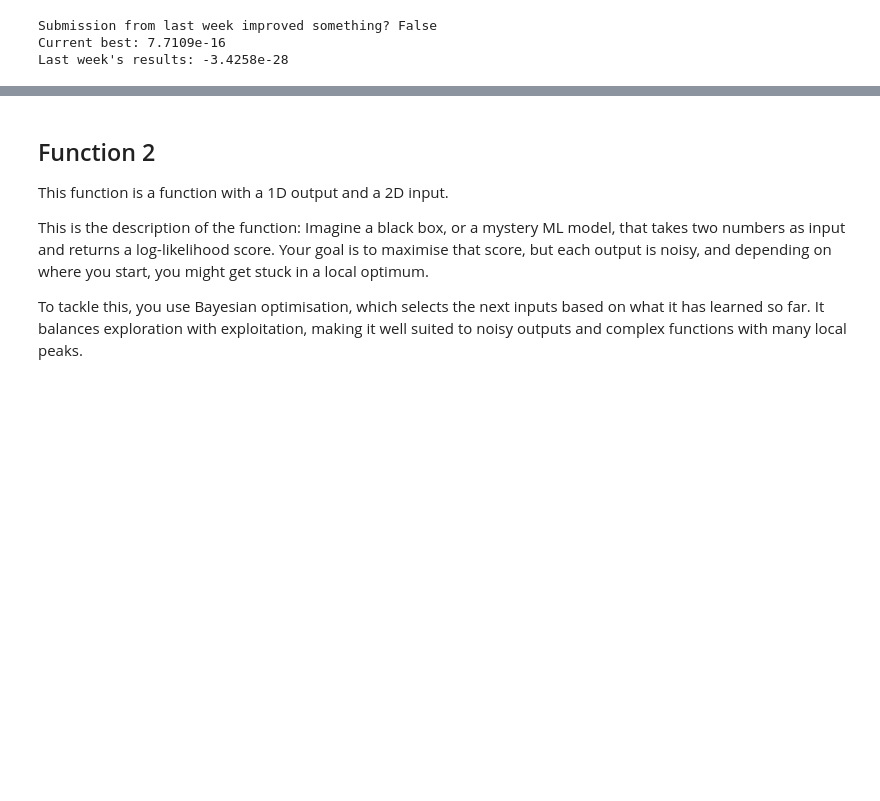
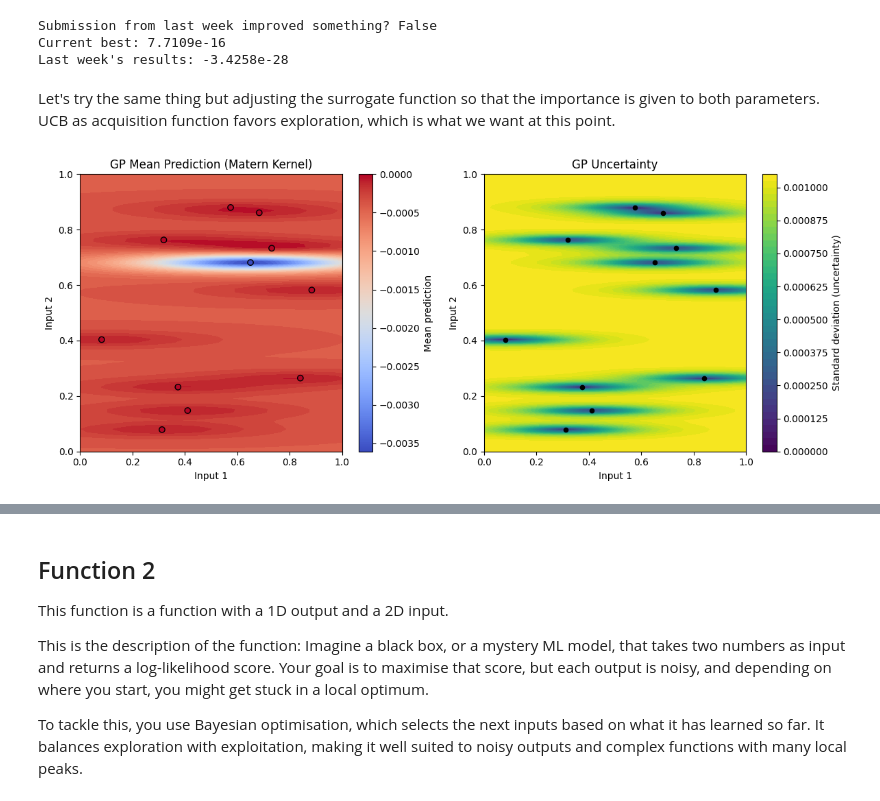
Before and after one commit to emarb/imperial-ml-capstone, a Jupyter notebook: bboptimization.ipynb, the cells around one changed output, grey strips where cells are left out. Drawn from its saved outputs; the diff is of its cells as text; code cells hidden in the pictures; blank space fills up the shorter version.

```diff
--- a/bboptimization.ipynb
+++ b/bboptimization.ipynb
@@ -287,3 +308,50 @@ print(f"Last week's results: {row['output'].values[0]:.4e}")
 Submission from last week improved something? False
 Current best: 7.7109e-16
 Last week's results: -3.4258e-28
+# %% [markdown]
+Let's try the same thing but adjusting the surrogate function so that the importance is given to both parameters. UCB as acquisition function favors exploration, which is what we want at this point.
+# %%
+
+kernel = C(1.0, (1e-5, 1e5)) * Matern(length_scale=[0.05, 0.05], length_scale_bounds=(0.01, 0.3), nu=2.5) + WhiteKernel(noise_level=1e-8, noise_level_bounds=(1e-12, 1e2))
+gp = GaussianProcessRegressor(
+    kernel=kernel,
+    n_restarts_optimizer=50,
+    alpha=1e-6, #modelling noise
+    normalize_y=True,
+    random_state=42
+)
+gp.fit(f1_inputs, f1_outputs)
+
+x1 = np.linspace(0, 1, 100)
+x2 = np.linspace(0, 1, 100)
+X1, X2 = np.meshgrid(x1, x2)
+X_grid = np.column_stack([X1.ravel(), X2.ravel()])
+
+y_mean, y_std = gp.predict(X_grid, return_std=True)
+Y_mean = y_mean.reshape(X1.shape)
+Y_std = y_std.reshape(X1.shape)
+
+# Plot mean
+plt.figure(figsize=(12,5))
+
+plt.subplot(1,2,1)
+plt.contourf(X1, X2, Y_mean, cmap='coolwarm', levels=50)
+plt.scatter(f1_inputs[:,0], f1_inputs[:,1], c=f1_outputs, cmap='coolwarm', edgecolor='k')
+plt.colorbar(label='Mean prediction')
+plt.title("GP Mean Prediction (Matern Kernel)")
+plt.xlabel("Input 1")
+plt.ylabel("Input 2")
+
+# Plot uncertainty
+plt.subplot(1,2,2)
+plt.contourf(X1, X2, Y_std, cmap='viridis', levels=50)
+plt.colorbar(label='Standard deviation (uncertainty)')
+plt.scatter(f1_inputs[:,0], f1_inputs[:,1], c='k', s=20)
+plt.title("GP Uncertainty")
+plt.xlabel("Input 1")
+plt.ylabel("Input 2")
+
+plt.tight_layout()
+plt.show()
+# %% [output]
+[figure, added]
```
Also changed, not shown: parts of 53 cells of this notebook.
